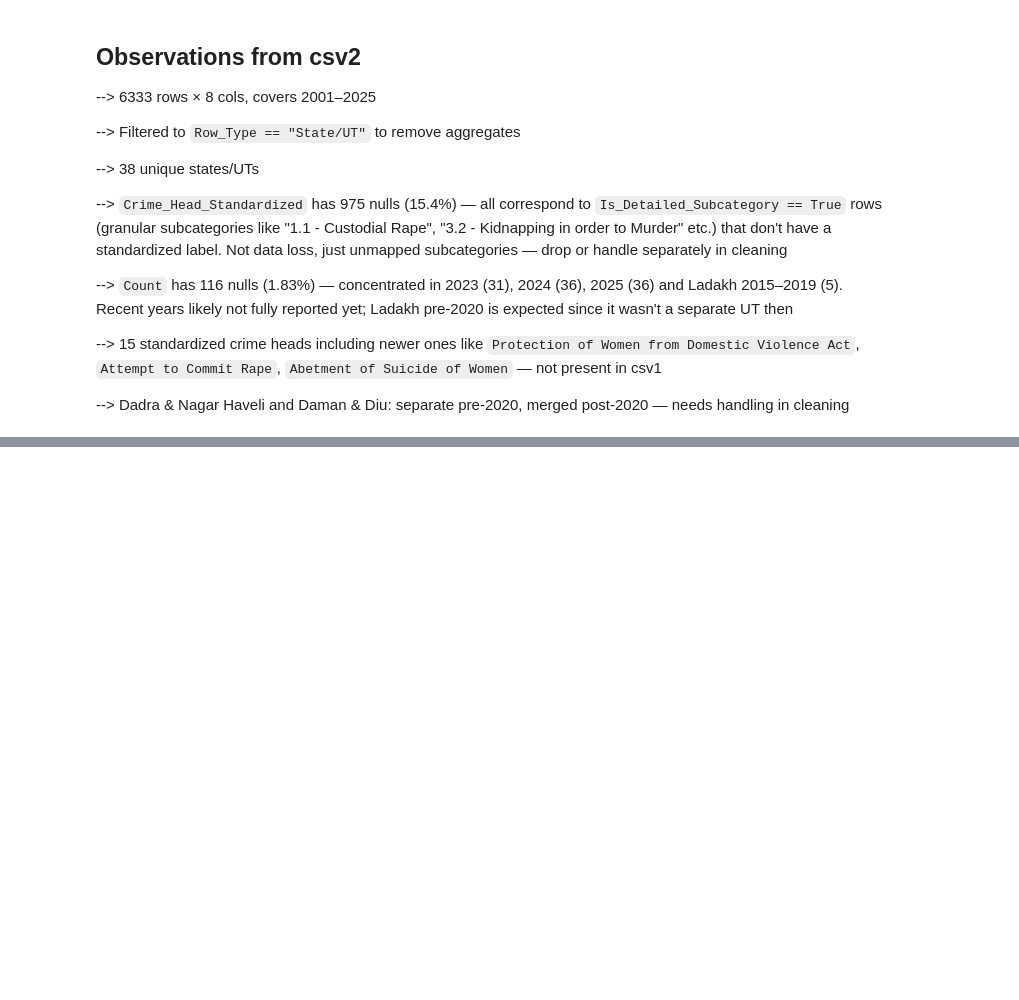
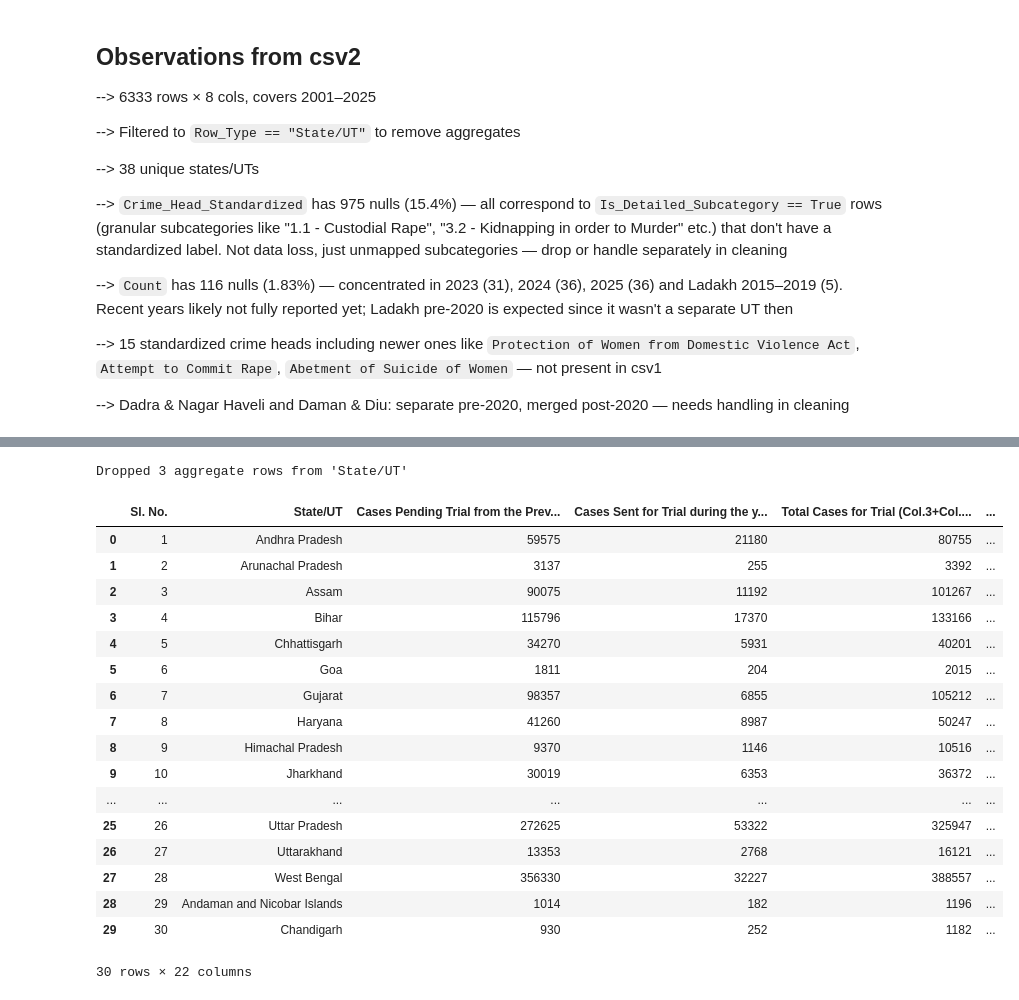
Before and after one commit to bhavya25-ds/The-Committee-Will-Look-Into-It, a Jupyter notebook: 02_Gender_Injustice/01_EDA.ipynb, the cells around one changed output, grey strips where cells are left out. Drawn from its saved outputs; the diff is of its cells as text; code cells hidden in the pictures; blank space fills up the shorter version.

```diff
--- a/02_Gender_Injustice/01_EDA.ipynb
+++ b/02_Gender_Injustice/01_EDA.ipynb
@@ -263,0 +266,3 @@ array(['Assault on Women with Intent to Outrage Modesty',
+# %%
+csv3= u.load_data("data/NCRB_CII_2023_Table_3A.8_0.csv")
+csv3.head(10)
@@ -263,0 +322,23 @@ array(['Assault on Women with Intent to Outrage Modesty',
+# %%
+csv3= u.drop_totals(csv3, "State/UT")
+csv3.head(30)
+# %% [output]
+Dropped 3 aggregate rows from 'State/UT'
+|  | Sl. No. | State/UT | Cases Pending Trial from the Prev... | Cases Sent for Trial during the y... | Total Cases for Trial (Col.3+Col.... | ... |
+| 0 | 1 | Andhra Pradesh | 59575 | 21180 | 80755 | ... |
+| 1 | 2 | Arunachal Pradesh | 3137 | 255 | 3392 | ... |
+| 2 | 3 | Assam | 90075 | 11192 | 101267 | ... |
+| 3 | 4 | Bihar | 115796 | 17370 | 133166 | ... |
+| 4 | 5 | Chhattisgarh | 34270 | 5931 | 40201 | ... |
+| 5 | 6 | Goa | 1811 | 204 | 2015 | ... |
+| 6 | 7 | Gujarat | 98357 | 6855 | 105212 | ... |
+| 7 | 8 | Haryana | 41260 | 8987 | 50247 | ... |
+| 8 | 9 | Himachal Pradesh | 9370 | 1146 | 10516 | ... |
+| 9 | 10 | Jharkhand | 30019 | 6353 | 36372 | ... |
+| ... | ... | ... | ... | ... | ... | ... |
+| 25 | 26 | Uttar Pradesh | 272625 | 53322 | 325947 | ... |
+| 26 | 27 | Uttarakhand | 13353 | 2768 | 16121 | ... |
+| 27 | 28 | West Bengal | 356330 | 32227 | 388557 | ... |
+| 28 | 29 | Andaman and Nicobar Islands | 1014 | 182 | 1196 | ... |
+| 29 | 30 | Chandigarh | 930 | 252 | 1182 | ... |
+30 rows × 22 columns
```
Also changed, not shown: parts of 10 cells of this notebook.
